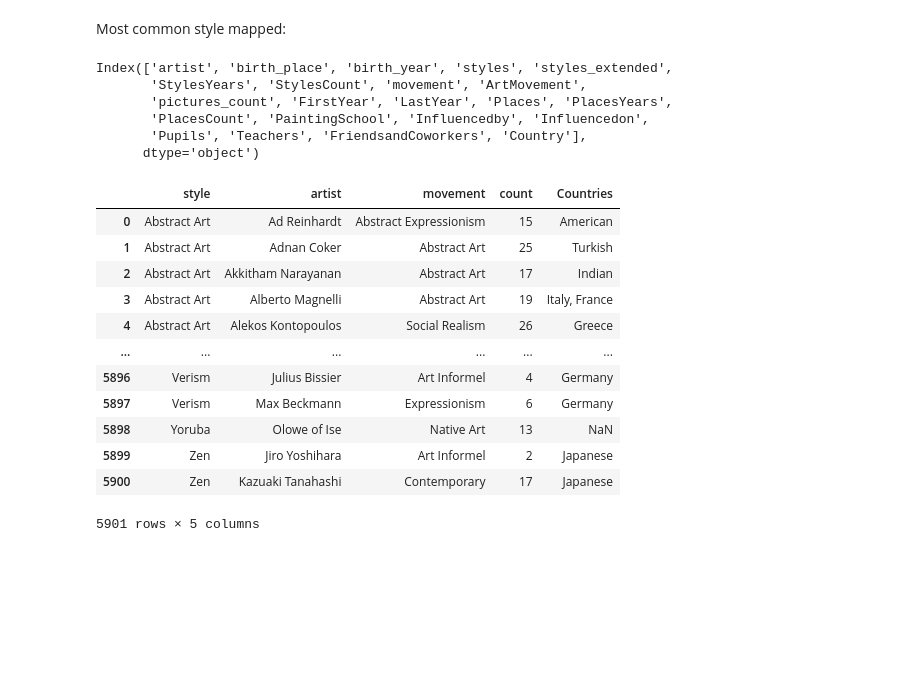
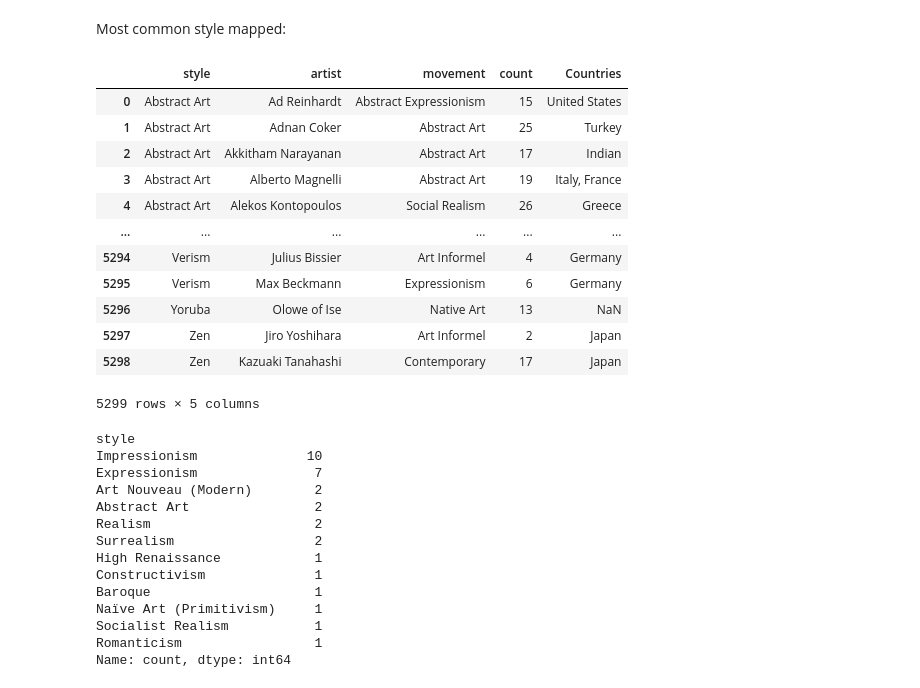
Before and after one commit to me9hanics/ArtProject, a Jupyter notebook: networks/time_and_place.ipynb, the cells around one changed output. Drawn from its saved outputs; the diff is of its cells as text; code cells hidden in the pictures; blank space fills up the shorter version.

```diff
--- a/networks/time_and_place.ipynb
+++ b/networks/time_and_place.ipynb
@@ -231,7 +231,7 @@ nationality_mapping = {
     'Belgian': 'Belgium',
     'Austrian': 'Austria',
     'Polish': 'Poland',
-    'Czech': 'Czech Republic',
+    'Czech': 'Czechia',
     'Hungarian': 'Hungary',
     'Romanian': 'Romania',
     'Bulgarian': 'Bulgaria',
@@ -239,20 +239,28 @@ nationality_mapping = {
     'Serbian': 'Serbia',
     'Slovak': 'Slovakia',
     'Slovenian': 'Slovenia',
-    'Bosnian': 'Bosnia and Herzegovina',
+    'Bosnian': 'Bosnia and Herz.',
     'Montenegrin': 'Montenegro',
     'Macedonian': 'North Macedonia',
+    'Belarusian': 'Belarus',
+    'Latvian': 'Latvia',
+    'Lithuanian': 'Lithuania',
+    'Estonian': 'Estonia',
     'Albanian': 'Albania',
     'Kosovar': 'Kosovo',
+    'Turkish': 'Turkey',
     'Icelandic': 'Iceland',
     'Irish': 'Ireland',
     'Scottish': 'Scotland',
-    'Welsh': 'Wales'
+    'Welsh': 'Wales',
+    'American': 'United States',
+    'Russian': 'Russia',
+    'Ukrainian': 'Ukraine',
+    'Chinese': 'China',
+    'Japanese': 'Japan',
     # Add more as needed
 }
 # %%
-
-# Function to map nationalities to countries
 def map_nationalities(nationality_str):
     if type(nationality_str)==float:
         return np.nan
@@ -260,39 +268,26 @@ def map_nationalities(nationality_str):
     countries = [nationality_mapping.get(nat.strip(), nat.strip()) for nat in nationalities]
     return ', '.join(countries)
 
-
-# Apply the mapping function to the 'Nationality' column
 artists['Country'] = artists['Nationality'].apply(map_nationalities)
-
-# Drop the original 'Nationality' column if needed
-artists = artists.drop('Nationality', axis=1)
-# %%
-artists.columns
-# %% [output]
-Index(['artist', 'birth_place', 'birth_year', 'styles', 'styles_extended',
-       'StylesYears', 'StylesCount', 'movement', 'ArtMovement',
-       'pictures_count', 'FirstYear', 'LastYear', 'Places', 'PlacesYears',
-       'PlacesCount', 'PaintingSchool', 'Influencedby', 'Influencedon',
-       'Pupils', 'Teachers', 'FriendsandCoworkers', 'Country'],
-      dtype='object')
 # %%
 wikiart = pd.read_csv('../datasets/wikiart_artists_styles_grouped.csv')
 #Remove artists that are not in the artists dataset
 wikiart = wikiart[wikiart['artist'].isin(artists['artist'])].reset_index(drop=True)
 #For each row, search the artist in the artists dataset and get the country
 wikiart['Countries'] = wikiart['artist'].apply(lambda x: artists[artists['artist']==x]['Country'].iloc[0] if x in artists['artist'].values else np.nan)
+wikiart = wikiart[wikiart['style']!="Unknown"].reset_index(drop=True)
 wikiart
 # %% [output]
 |  | style | artist | movement | count | Countries |
-| 0 | Abstract Art | Ad Reinhardt | Abstract Expressionism | 15 | American |
-| 1 | Abstract Art | Adnan Coker | Abstract Art | 25 | Turkish |
+| 0 | Abstract Art | Ad Reinhardt | Abstract Expressionism | 15 | United States |
+| 1 | Abstract Art | Adnan Coker | Abstract Art | 25 | Turkey |
 | 2 | Abstract Art | Akkitham Narayanan | Abstract Art | 17 | Indian |
 | 3 | Abstract Art | Alberto Magnelli | Abstract Art | 19 | Italy, France |
 | 4 | Abstract Art | Alekos Kontopoulos | Social Realism | 26 | Greece |
 | ... | ... | ... | ... | ... | ... |
-| 5896 | Verism | Julius Bissier | Art Informel | 4 | Germany |
-| 5897 | Verism | Max Beckmann | Expressionism | 6 | Germany |
-| 5898 | Yoruba | Olowe of Ise | Native Art | 13 | NaN |
-| 5899 | Zen | Jiro Yoshihara | Art Informel | 2 | Japanese |
-| 5900 | Zen | Kazuaki Tanahashi | Contemporary | 17 | Japanese |
+| 5294 | Verism | Julius Bissier | Art Informel | 4 | Germany |
+| 5295 | Verism | Max Beckmann | Expressionism | 6 | Germany |
+| 5296 | Yoruba | Olowe of Ise | Native Art | 13 | NaN |
+| 5297 | Zen | Jiro Yoshihara | Art Informel | 2 | Japan |
+| 5298 | Zen | Kazuaki Tanahashi | Contemporary | 17 | Japan |
-5901 rows × 5 columns
+5299 rows × 5 columns
@@ -298,0 +327,21 @@ wikiart
+# %%
+#Wikiart: for each country, get the most common style
+most_popular_styles = wikiart.groupby('Countries')['style'].agg(lambda x: x.mode().iloc[0] if not x.empty else None).reset_index()
+#Drop country if it is not in the nationality_mapping dictionary
+most_popular_styles= most_popular_styles[most_popular_styles['Countries'].isin(plotted_countries)]
+most_popular_styles['style'].value_counts()
+# %% [output]
+style
+Impressionism              10
+Expressionism               7
+Art Nouveau (Modern)        2
+Abstract Art                2
+Realism                     2
+Surrealism                  2
+High Renaissance            1
+Constructivism              1
+Baroque                     1
+Naïve Art (Primitivism)     1
+Socialist Realism           1
+Romanticism                 1
+Name: count, dtype: int64
```
Also changed, not shown: parts of 6 cells of this notebook, 1 other file.
